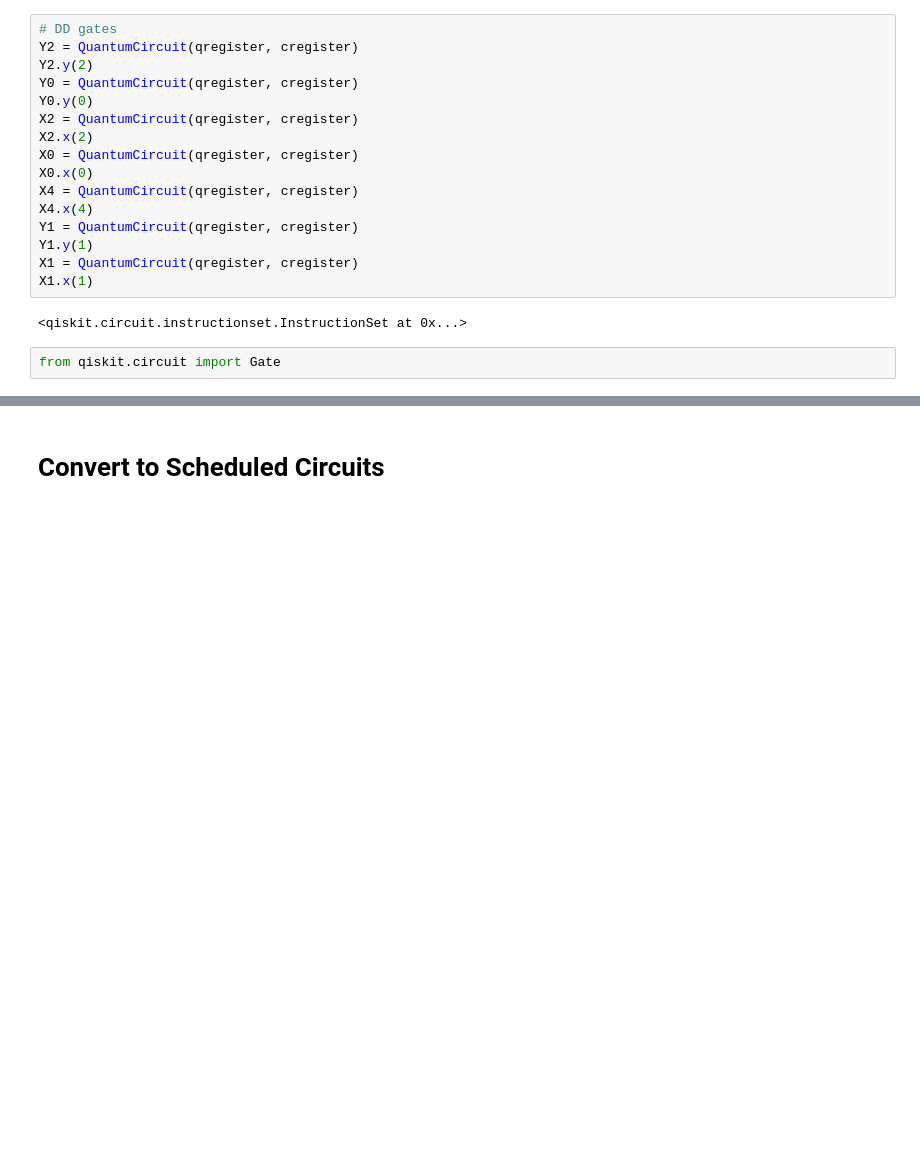
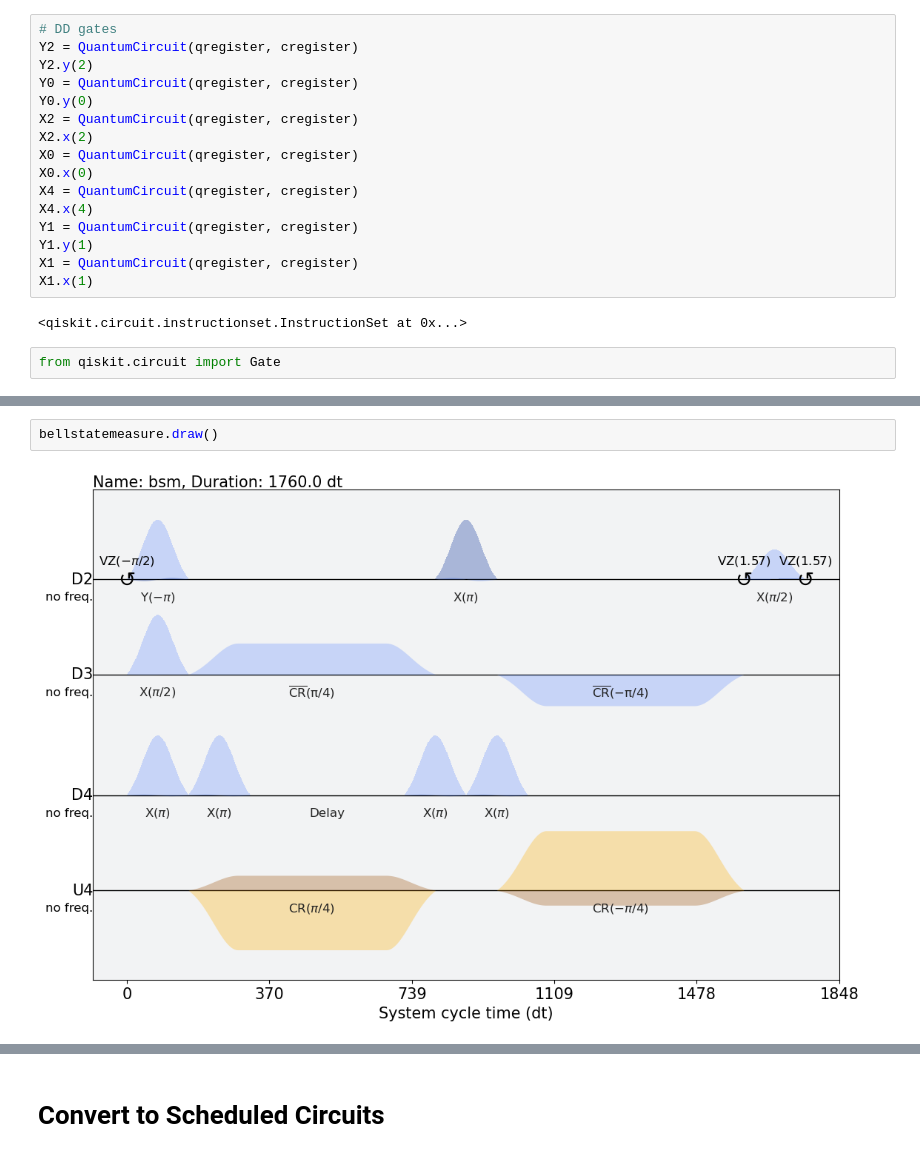
Before and after one commit to xDangerousDinox/QuantumComputing, a Jupyter notebook: Complex Bell Test.ipynb, the cells around one changed output, grey strips where cells are left out. Saved outputs shown, nothing was run; the diff lists cells and outputs as text; blank space fills up the shorter version.

```diff
--- a/Complex Bell Test.ipynb
+++ b/Complex Bell Test.ipynb
@@ -396,0 +435,4 @@ q_4 -> 4 ┤4                ├─░──╫──╫──╫──╫─┤
+# %%
+bellstatemeasure.draw()
+# %% [output]
+[figure, added]
```
Also changed, not shown: parts of 15 cells of this notebook, 3 other files.
